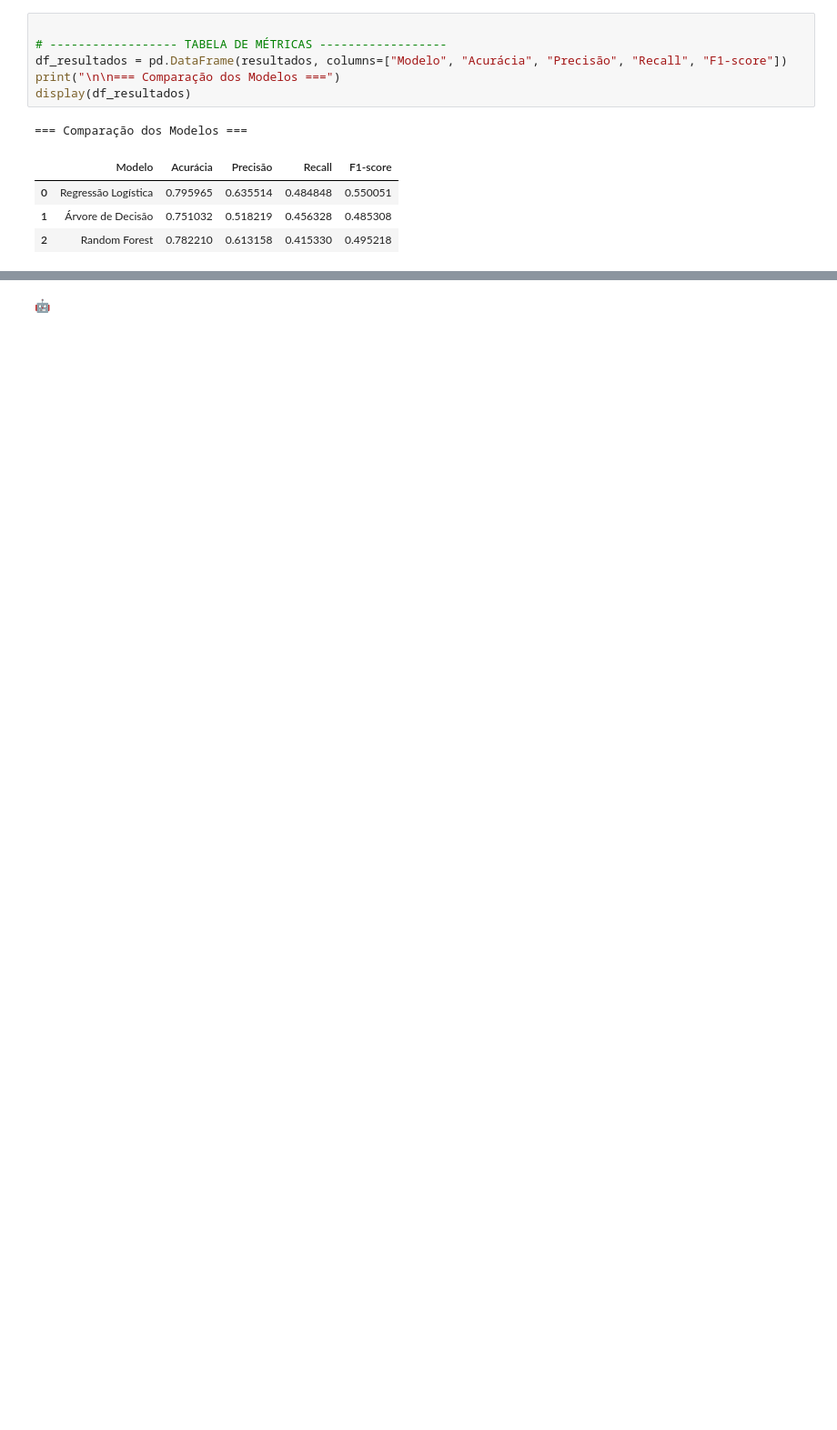
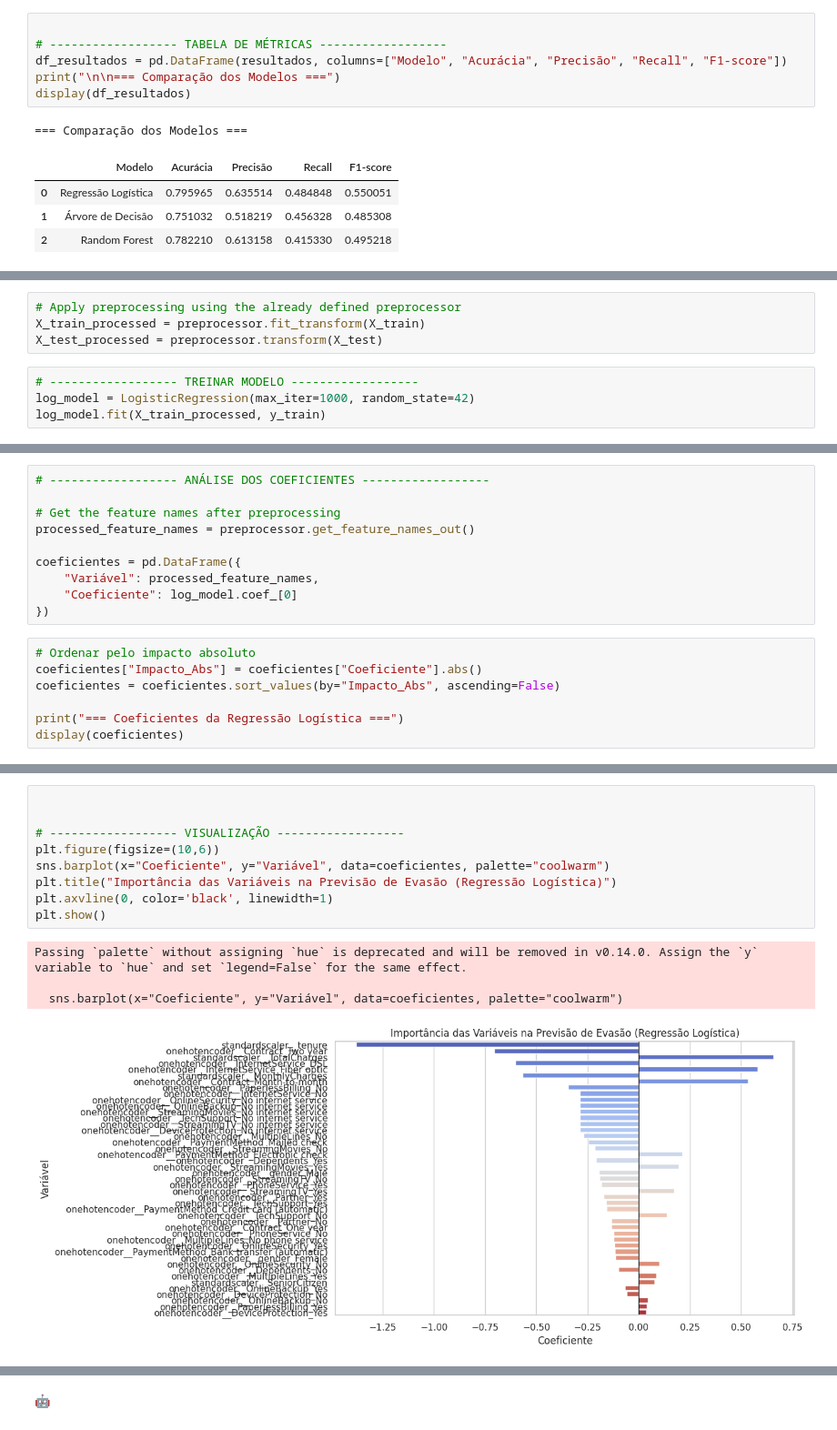
Before and after one commit to SergioCarmo-ro/TelecomX_BR_Parte_II, a Jupyter notebook: TelecomX_BR_Parte_II.ipynb, the cells around one changed output, grey strips where cells are left out. Shown at 91% size. Drawn from its saved outputs; the diff is of its cells as text; blank space fills up the shorter version.

```diff
--- a/TelecomX_BR_Parte_II.ipynb
+++ b/TelecomX_BR_Parte_II.ipynb
@@ -761,0 +875,8 @@ display(df_resultados)
+# %%
+# Apply preprocessing using the already defined preprocessor
+X_train_processed = preprocessor.fit_transform(X_train)
+X_test_processed = preprocessor.transform(X_test)
+# %%
+# ------------------ TREINAR MODELO ------------------
+log_model = LogisticRegression(max_iter=1000, random_state=42)
+log_model.fit(X_train_processed, y_train)
@@ -761,0 +885,17 @@ display(df_resultados)
+# %%
+# ------------------ ANÁLISE DOS COEFICIENTES ------------------
+
+# Get the feature names after preprocessing
+processed_feature_names = preprocessor.get_feature_names_out()
+
+coeficientes = pd.DataFrame({
+    "Variável": processed_feature_names,
+    "Coeficiente": log_model.coef_[0]
+})
+# %%
+# Ordenar pelo impacto absoluto
+coeficientes["Impacto_Abs"] = coeficientes["Coeficiente"].abs()
+coeficientes = coeficientes.sort_values(by="Impacto_Abs", ascending=False)
+
+print("=== Coeficientes da Regressão Logística ===")
+display(coeficientes)
@@ -761,0 +921,14 @@ display(df_resultados)
+# %%
+
+
+# ------------------ VISUALIZAÇÃO ------------------
+plt.figure(figsize=(10,6))
+sns.barplot(x="Coeficiente", y="Variável", data=coeficientes, palette="coolwarm")
+plt.title("Importância das Variáveis na Previsão de Evasão (Regressão Logística)")
+plt.axvline(0, color='black', linewidth=1)
+plt.show()
+# %% [output]
+Passing `palette` without assigning `hue` is deprecated and will be removed in v0.14.0. Assign the `y` variable to `hue` and set `legend=False` for the same effect.
+
+  sns.barplot(x="Coeficiente", y="Variável", data=coeficientes, palette="coolwarm")
+[figure, added]
```
Also changed, not shown: parts of 20 cells of this notebook.
